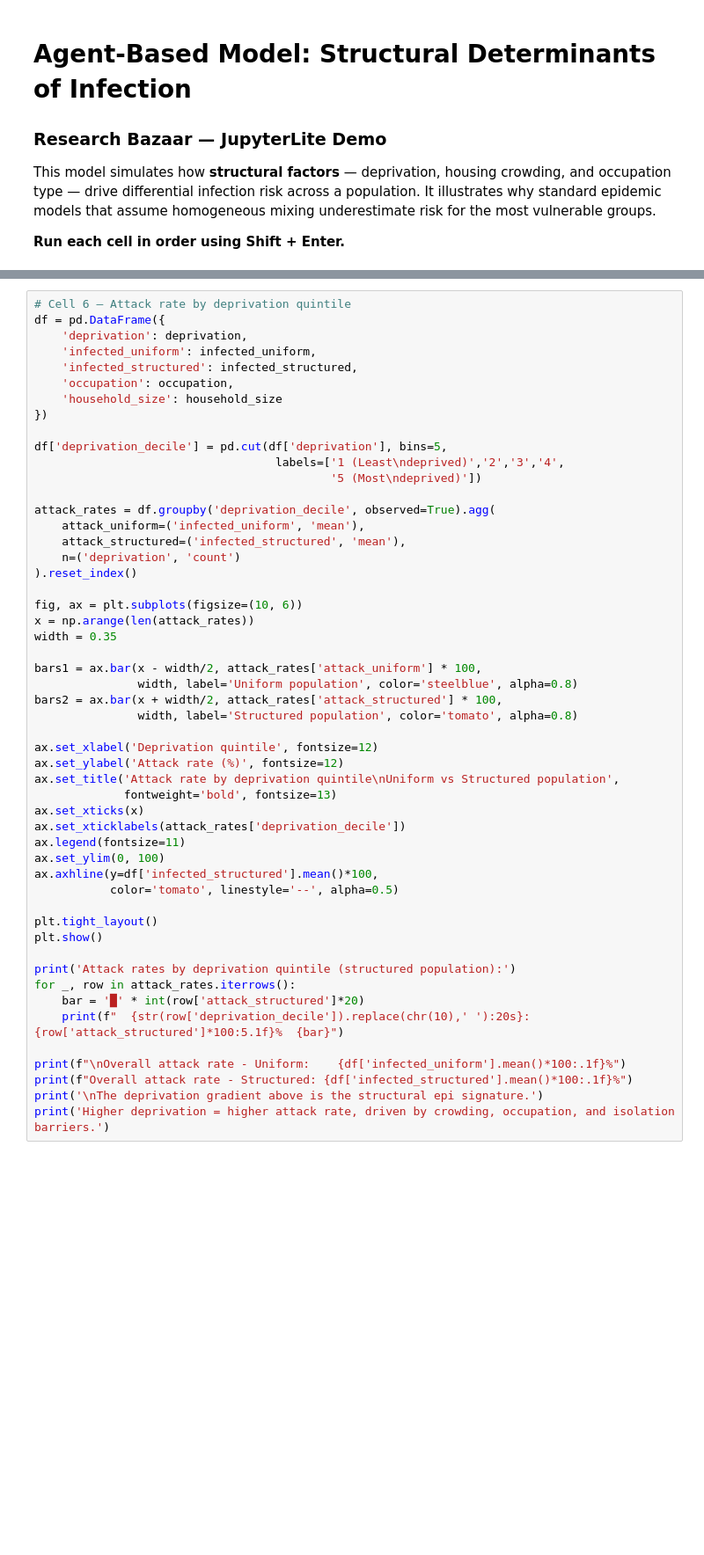
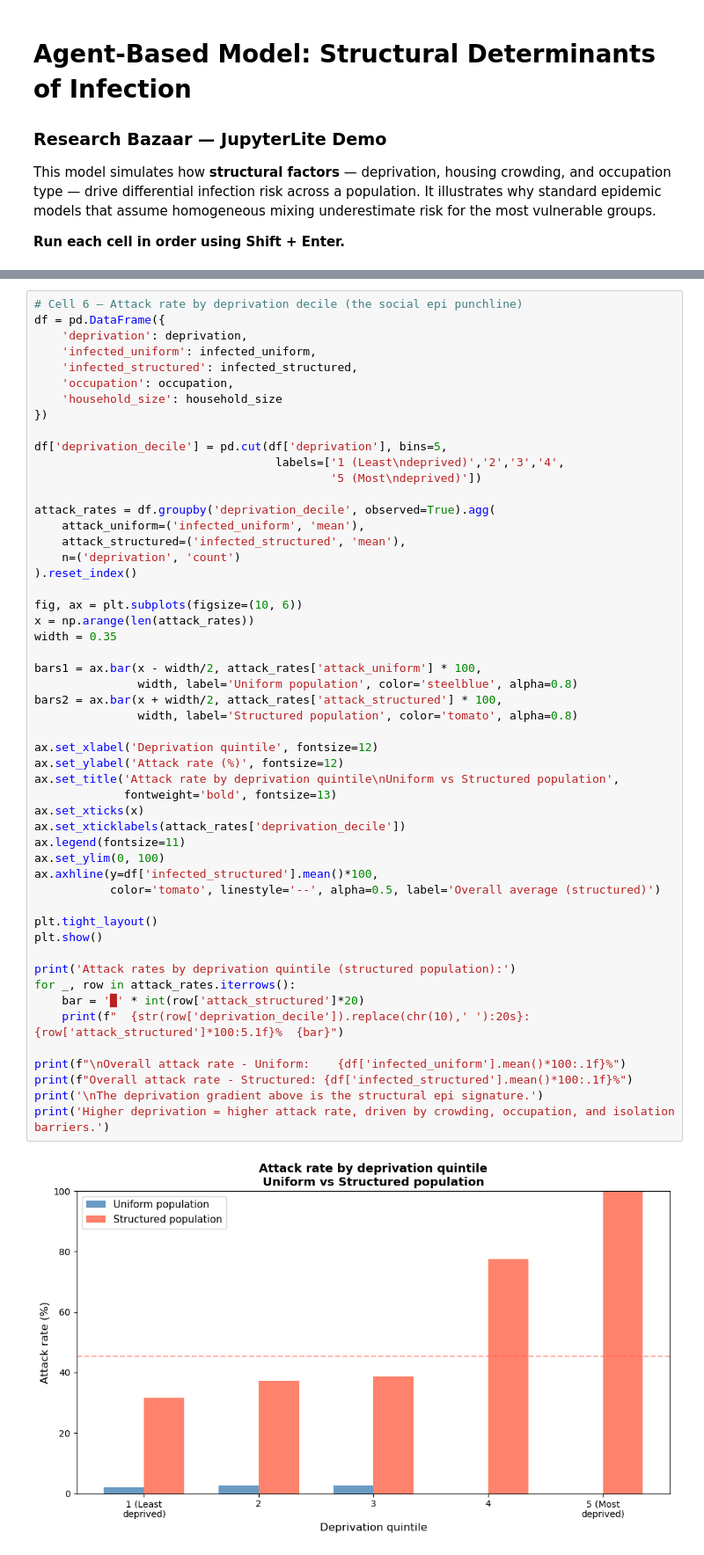
Before and after one commit to yoursudesh/abm-workshop, a Jupyter notebook: content/abm_structural_determinants.ipynb, the cells around one changed output, grey strips where cells are left out. Shown at 88% size. Drawn from its saved outputs; the diff is of its cells as text; blank space fills up the shorter version.

```diff
--- a/content/abm_structural_determinants.ipynb
+++ b/content/abm_structural_determinants.ipynb
@@ -201,5 +252,5 @@ print(f'Peak infected — Structured population: {peak_s} agents ({peak_s/N*100:
 # %%
-# Cell 6 — Attack rate by deprivation quintile
+# Cell 6 — Attack rate by deprivation decile (the social epi punchline)
 df = pd.DataFrame({
     'deprivation': deprivation,
     'infected_uniform': infected_uniform,
@@ -222,31 +273,33 @@ fig, ax = plt.subplots(figsize=(10, 6))
 x = np.arange(len(attack_rates))
 width = 0.35
 
 bars1 = ax.bar(x - width/2, attack_rates['attack_uniform'] * 100,
                width, label='Uniform population', color='steelblue', alpha=0.8)
 bars2 = ax.bar(x + width/2, attack_rates['attack_structured'] * 100,
                width, label='Structured population', color='tomato', alpha=0.8)
 
 ax.set_xlabel('Deprivation quintile', fontsize=12)
 ax.set_ylabel('Attack rate (%)', fontsize=12)
 ax.set_title('Attack rate by deprivation quintile\nUniform vs Structured population',
              fontweight='bold', fontsize=13)
 ax.set_xticks(x)
 ax.set_xticklabels(attack_rates['deprivation_decile'])
 ax.legend(fontsize=11)
 ax.set_ylim(0, 100)
 ax.axhline(y=df['infected_structured'].mean()*100,
-           color='tomato', linestyle='--', alpha=0.5)
+           color='tomato', linestyle='--', alpha=0.5, label='Overall average (structured)')
 
 plt.tight_layout()
 plt.show()
 
 print('Attack rates by deprivation quintile (structured population):')
 for _, row in attack_rates.iterrows():
     bar = '█' * int(row['attack_structured']*20)
     print(f"  {str(row['deprivation_decile']).replace(chr(10),' '):20s}: {row['attack_structured']*100:5.1f}%  {bar}")
 
 print(f"\nOverall attack rate - Uniform:    {df['infected_uniform'].mean()*100:.1f}%")
 print(f"Overall attack rate - Structured: {df['infected_structured'].mean()*100:.1f}%")
 print('\nThe deprivation gradient above is the structural epi signature.')
 print('Higher deprivation = higher attack rate, driven by crowding, occupation, and isolation barriers.')
+# %% [output]
+[figure, added]
```
Also changed, not shown: parts of 6 cells of this notebook.
